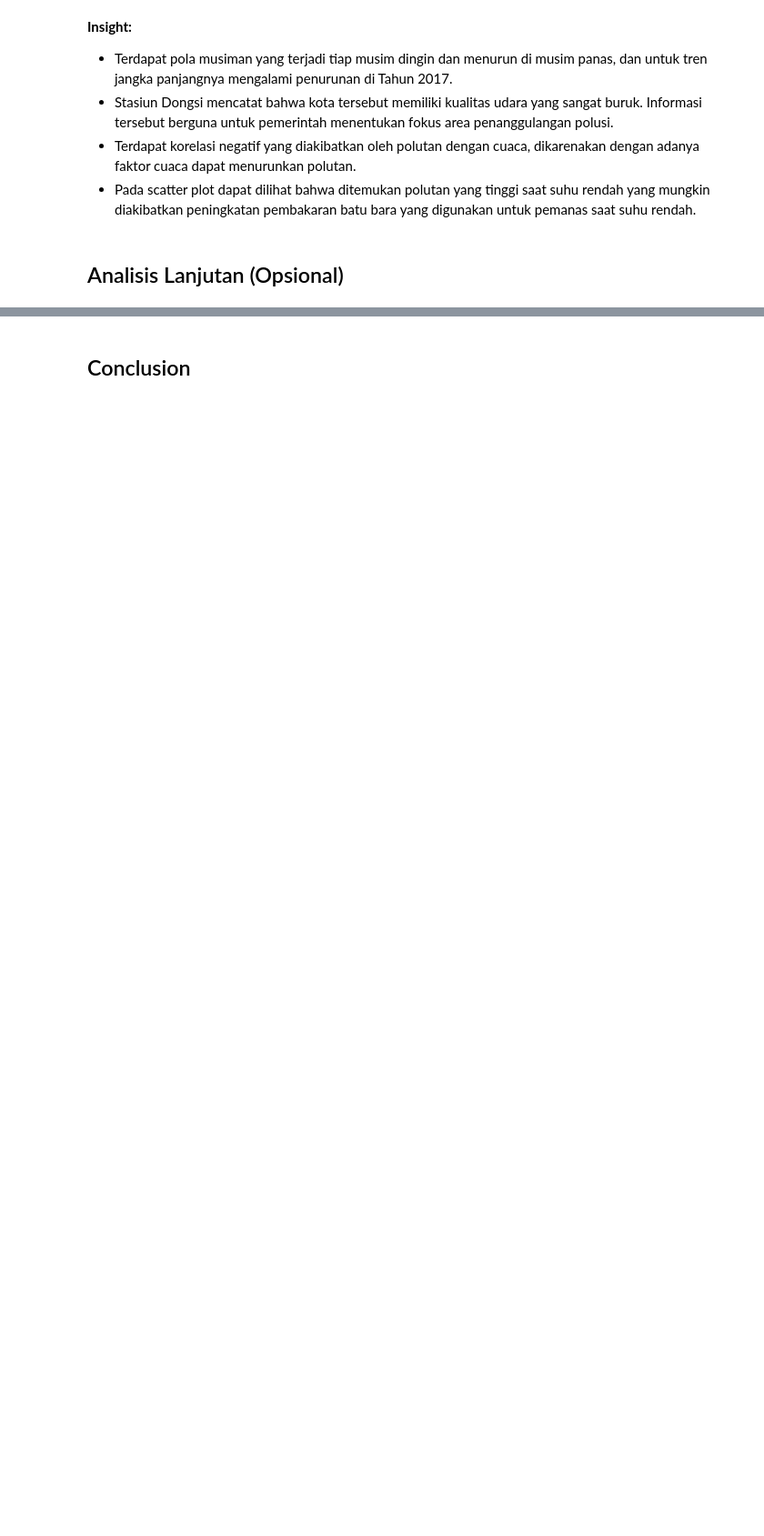
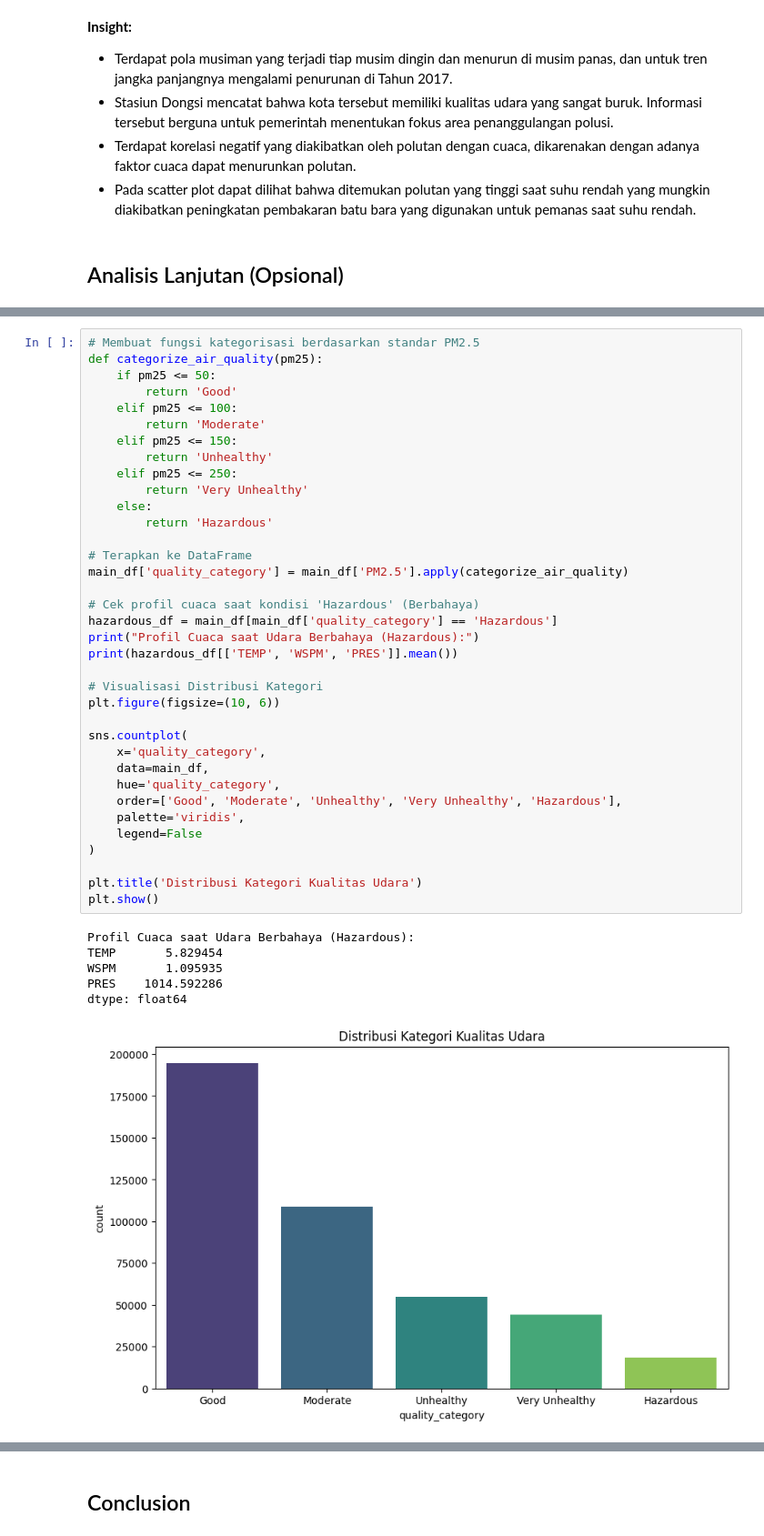
Before and after one commit to Redityaa/Proyek-Analisis-Data, a Jupyter notebook: notebook.ipynb, the cells around one changed output, grey strips where cells are left out. Shown at 91% size. Drawn from its saved outputs; the diff is of its cells as text; blank space fills up the shorter version.

```diff
--- a/notebook.ipynb
+++ b/notebook.ipynb
@@ -265,0 +268,43 @@ plt.show()
+# %%
+# Membuat fungsi kategorisasi berdasarkan standar PM2.5
+def categorize_air_quality(pm25):
+    if pm25 <= 50:
+        return 'Good'
+    elif pm25 <= 100:
+        return 'Moderate'
+    elif pm25 <= 150:
+        return 'Unhealthy'
+    elif pm25 <= 250:
+        return 'Very Unhealthy'
+    else:
+        return 'Hazardous'
+
+# Terapkan ke DataFrame
+main_df['quality_category'] = main_df['PM2.5'].apply(categorize_air_quality)
+
+# Cek profil cuaca saat kondisi 'Hazardous' (Berbahaya)
+hazardous_df = main_df[main_df['quality_category'] == 'Hazardous']
+print("Profil Cuaca saat Udara Berbahaya (Hazardous):")
+print(hazardous_df[['TEMP', 'WSPM', 'PRES']].mean())
+
+# Visualisasi Distribusi Kategori
+plt.figure(figsize=(10, 6))
+
+sns.countplot(
+    x='quality_category',
+    data=main_df,
+    hue='quality_category',
+    order=['Good', 'Moderate', 'Unhealthy', 'Very Unhealthy', 'Hazardous'],
+    palette='viridis',
+    legend=False
+)
+
+plt.title('Distribusi Kategori Kualitas Udara')
+plt.show()
+# %% [output]
+Profil Cuaca saat Udara Berbahaya (Hazardous):
+TEMP       5.829454
+WSPM       1.095935
+PRES    1014.592286
+dtype: float64
+[figure, added]
```
Also changed, not shown: parts of 7 cells of this notebook, 2 other files.
